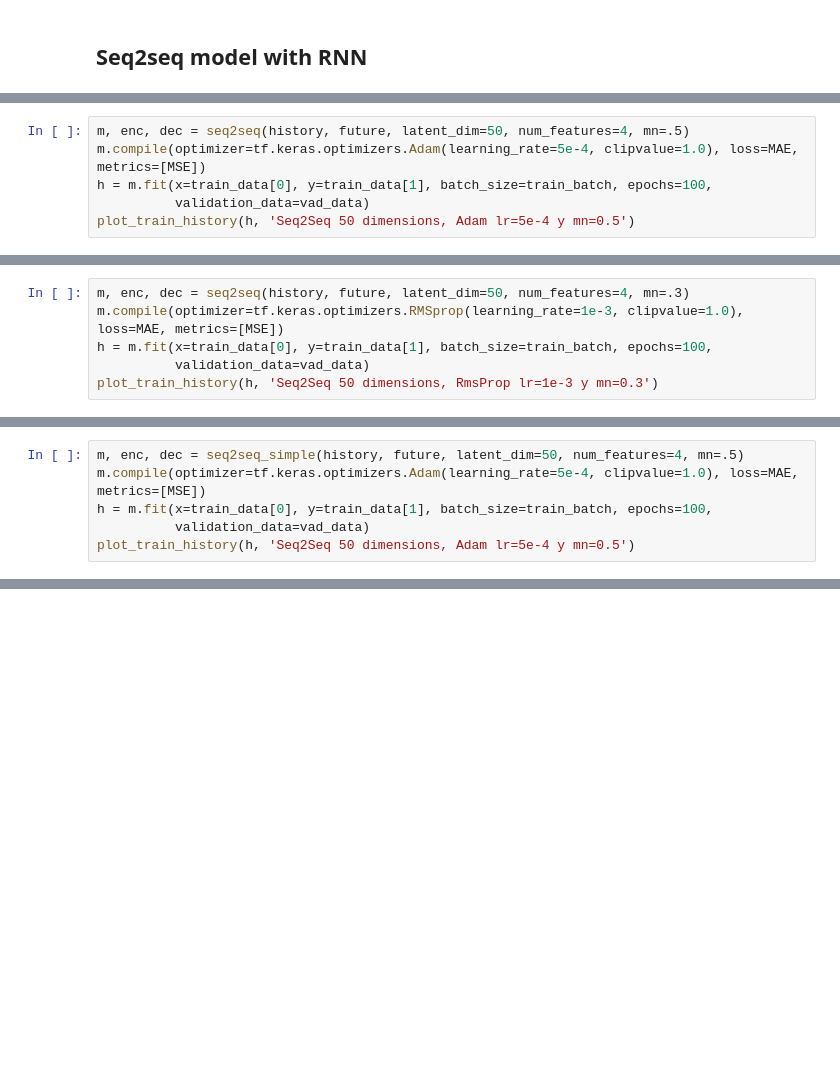
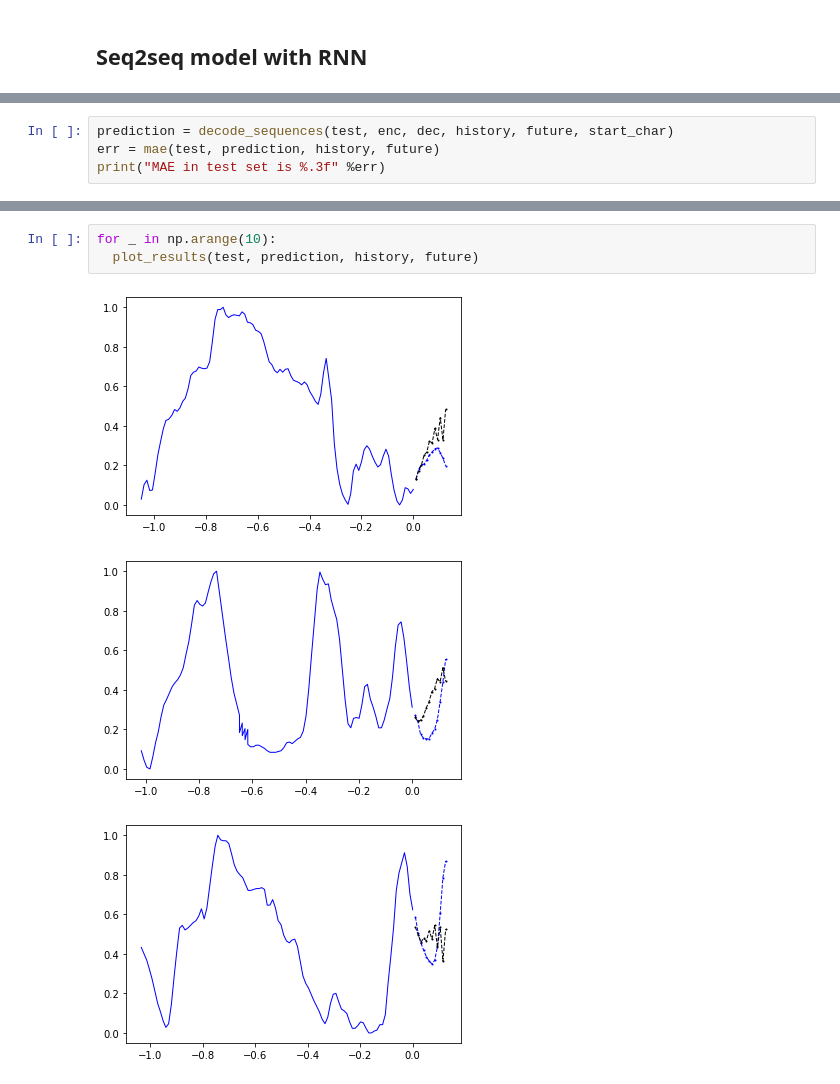
Before and after one commit to juan-arevalo/sugar_level_prediction, a Jupyter notebook: explore/seq2seq_prediction_colab.ipynb, the cells around one changed output, grey strips where cells are left out. Saved outputs shown, nothing was run; the diff lists cells and outputs as text; blank space fills up the shorter version.

```diff
--- a/explore/seq2seq_prediction_colab.ipynb
+++ b/explore/seq2seq_prediction_colab.ipynb
@@ -336,6 +278,0 @@ Epoch 100/100
-# %%
-m, enc, dec = seq2seq(history, future, latent_dim=50, num_features=4, mn=.5)
-m.compile(optimizer=tf.keras.optimizers.Adam(learning_rate=5e-4, clipvalue=1.0), loss=MAE, metrics=[MSE])
-h = m.fit(x=train_data[0], y=train_data[1], batch_size=train_batch, epochs=100,
-          validation_data=vad_data)
-plot_train_history(h, 'Seq2Seq 50 dimensions, Adam lr=5e-4 y mn=0.5')
@@ -361,6 +278,0 @@ Epoch 100/100
-# %%
-m, enc, dec = seq2seq(history, future, latent_dim=50, num_features=4, mn=.3)
-m.compile(optimizer=tf.keras.optimizers.RMSprop(learning_rate=1e-3, clipvalue=1.0), loss=MAE, metrics=[MSE])
-h = m.fit(x=train_data[0], y=train_data[1], batch_size=train_batch, epochs=100,
-          validation_data=vad_data)
-plot_train_history(h, 'Seq2Seq 50 dimensions, RmsProp lr=1e-3 y mn=0.3')
@@ -478,6 +278,0 @@ def seq2seq_simple(history, future, latent_dim, num_features, mn):
-# %%
-m, enc, dec = seq2seq_simple(history, future, latent_dim=50, num_features=4, mn=.5)
-m.compile(optimizer=tf.keras.optimizers.Adam(learning_rate=5e-4, clipvalue=1.0), loss=MAE, metrics=[MSE])
-h = m.fit(x=train_data[0], y=train_data[1], batch_size=train_batch, epochs=100,
-          validation_data=vad_data)
-plot_train_history(h, 'Seq2Seq 50 dimensions, Adam lr=5e-4 y mn=0.5')
@@ -502,0 +345,4 @@ Epoch 100/100
+# %%
+prediction = decode_sequences(test, enc, dec, history, future, start_char)
+err = mae(test, prediction, history, future)
+print("MAE in test set is %.3f" %err)
@@ -502,0 +368,7 @@ Epoch 100/100
+# %%
+for _ in np.arange(10):
+  plot_results(test, prediction, history, future)
+# %% [output]
+[figure, added]
+[figure, added]
+[figure, added]
```
Also changed, not shown: parts of 20 cells of this notebook.
